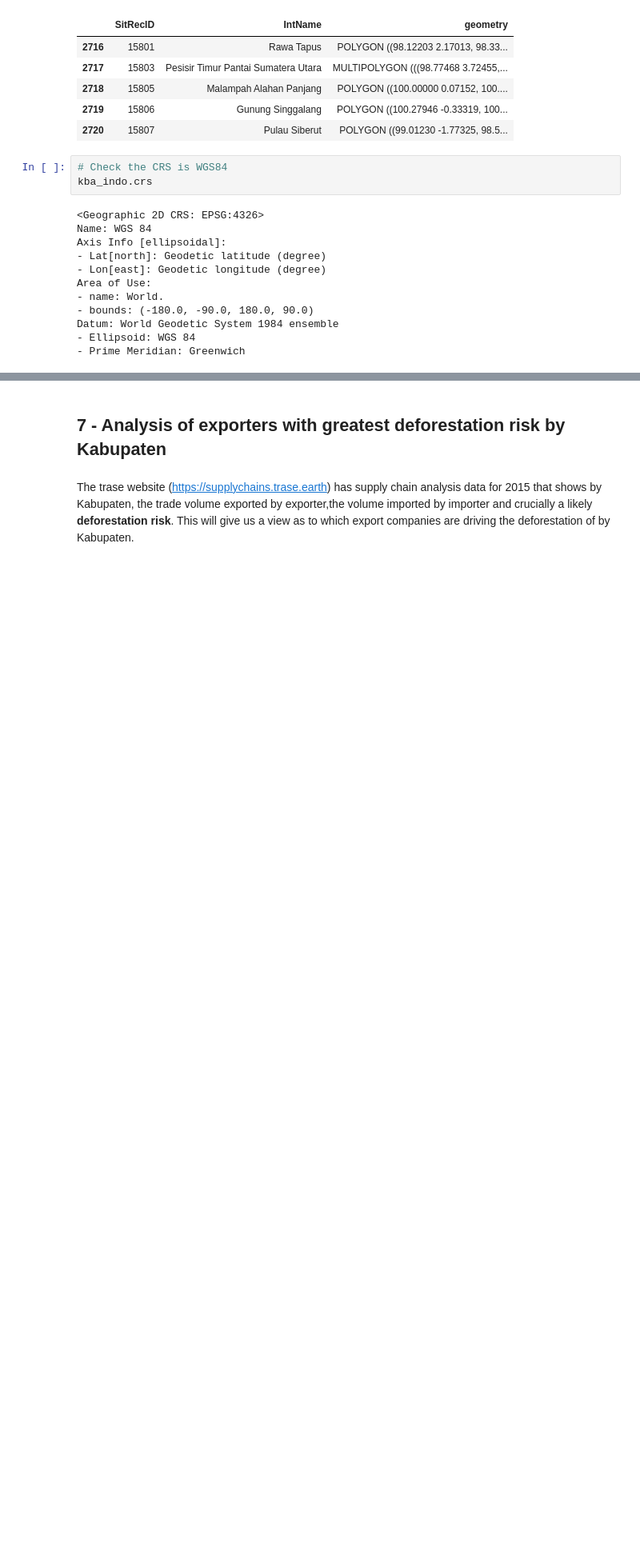
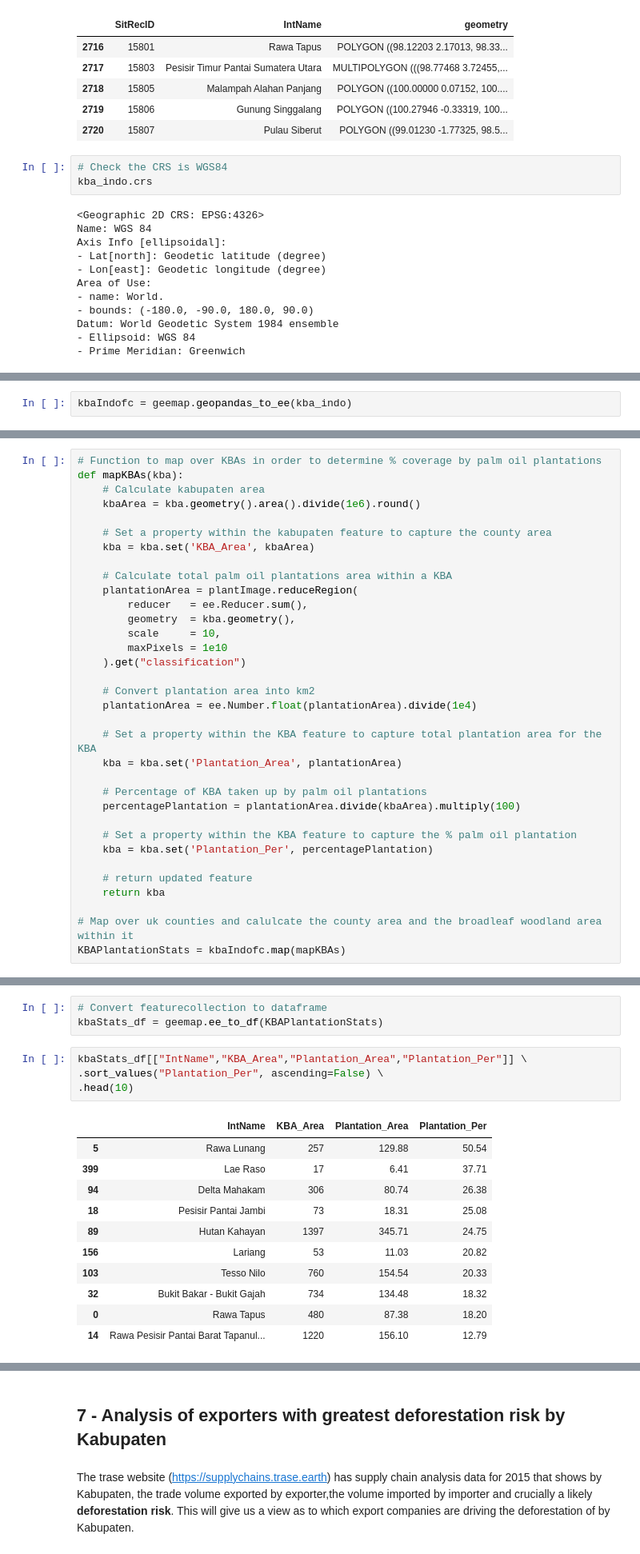
Before and after one commit to scra88le/palmoil, a Jupyter notebook: PalmOilRiskIndonesia.ipynb, the cells around one changed output, grey strips where cells are left out. Shown: that part at 80% size. Cells and saved outputs as stored; diff of their text form; blank space fills up the shorter version.

Commit message:
added initial key biodiversity area analysis

```diff
--- a/PalmOilRiskIndonesia.ipynb
+++ b/PalmOilRiskIndonesia.ipynb
@@ -203,0 +203,2 @@ Datum: World Geodetic System 1984 ensemble
+# %%
+kbaIndofc = geemap.geopandas_to_ee(kba_indo)
@@ -203,0 +228,34 @@ Datum: World Geodetic System 1984 ensemble
+# %%
+# Function to map over KBAs in order to determine % coverage by palm oil plantations
+def mapKBAs(kba):
+    # Calculate kabupaten area
+    kbaArea = kba.geometry().area().divide(1e6).round()
+
+    # Set a property within the kabupaten feature to capture the county area
+    kba = kba.set('KBA_Area', kbaArea)
+
+    # Calculate total palm oil plantations area within a KBA
+    plantationArea = plantImage.reduceRegion(
+        reducer   = ee.Reducer.sum(),
+        geometry  = kba.geometry(),
+        scale     = 10,
+        maxPixels = 1e10
+    ).get("classification")
+
+    # Convert plantation area into km2
+    plantationArea = ee.Number.float(plantationArea).divide(1e4)
+
+    # Set a property within the KBA feature to capture total plantation area for the KBA
+    kba = kba.set('Plantation_Area', plantationArea)
+
+    # Percentage of KBA taken up by palm oil plantations
+    percentagePlantation = plantationArea.divide(kbaArea).multiply(100)
+
+    # Set a property within the KBA feature to capture the % palm oil plantation
+    kba = kba.set('Plantation_Per', percentagePlantation)
+
+    # return updated feature
+    return kba
+
+# Map over uk counties and calulcate the county area and the broadleaf woodland area within it
+KBAPlantationStats = kbaIndofc.map(mapKBAs)
@@ -203,0 +282,19 @@ Datum: World Geodetic System 1984 ensemble
+# %%
+# Convert featurecollection to dataframe
+kbaStats_df = geemap.ee_to_df(KBAPlantationStats)
+# %%
+kbaStats_df[["IntName","KBA_Area","Plantation_Area","Plantation_Per"]] \
+.sort_values("Plantation_Per", ascending=False) \
+.head(10)
+# %% [output]
+|  | IntName | KBA_Area | Plantation_Area | Plantation_Per |
+| 5 | Rawa Lunang | 257 | 129.88 | 50.54 |
+| 399 | Lae Raso | 17 | 6.41 | 37.71 |
+| 94 | Delta Mahakam | 306 | 80.74 | 26.38 |
+| 18 | Pesisir Pantai Jambi | 73 | 18.31 | 25.08 |
+| 89 | Hutan Kahayan | 1397 | 345.71 | 24.75 |
+| 156 | Lariang | 53 | 11.03 | 20.82 |
+| 103 | Tesso Nilo | 760 | 154.54 | 20.33 |
+| 32 | Bukit Bakar - Bukit Gajah | 734 | 134.48 | 18.32 |
+| 0 | Rawa Tapus | 480 | 87.38 | 18.20 |
+| 14 | Rawa Pesisir Pantai Barat Tapanul... | 1220 | 156.10 | 12.79 |
```
Also changed, not shown: parts of 11 cells of this notebook.
